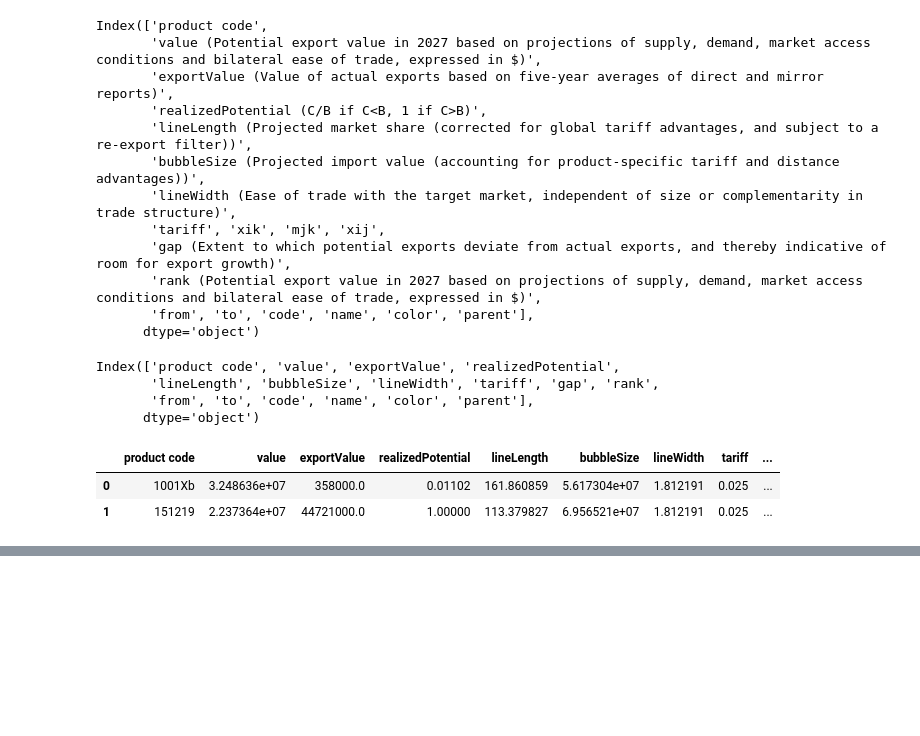
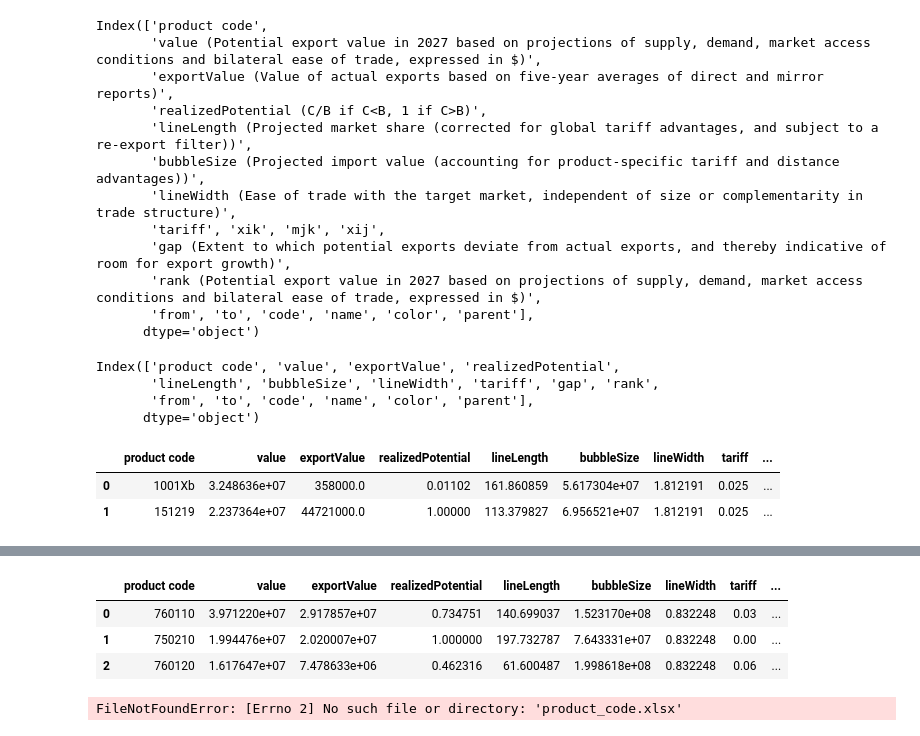
Before and after one commit to baksben/flexdashboard, a Jupyter notebook: Export_potential.ipynb, the cells around one changed output, grey strips where cells are left out. Saved outputs shown, nothing was run; the diff lists cells and outputs as text; code cells hidden in the pictures; blank space fills up the shorter version.

```diff
--- a/Export_potential.ipynb
+++ b/Export_potential.ipynb
@@ -70,0 +90,18 @@ df3.head(2)
+# %%
+#Selected only data for EU countries
+string_list = 'Austria', 'Belgium', 'Bulgaria', 'Croatia', 'Republic of Cyprus', 'Czech Republic', 'Denmark', 'Estonia', 'Finland', 'France', 'Germany', 'Greece', 'Hungary', 'Ireland', 'Italy', 'Latvia', 'Lithuania', 'Luxembourg', 'Malta', 'Netherlands', 'Poland', 'Portugal', 'Romania', 'Slovakia', 'Slovenia', 'Spain', 'Sweden'
+
+# Remove rows where column 'A' contains the alphabet
+df3 = df3[df3['name'].isin(string_list)]
+df3 = df3.reset_index(drop=True)
+df3.head(3)
+# %% [output]
+|  | product code | value | exportValue | realizedPotential | lineLength | bubbleSize | lineWidth | tariff | ... |
+| 0 | 760110 | 3.971220e+07 | 2.917857e+07 | 0.734751 | 140.699037 | 1.523170e+08 | 0.832248 | 0.03 | ... |
+| 1 | 750210 | 1.994476e+07 | 2.020007e+07 | 1.000000 | 197.732787 | 7.643331e+07 | 0.832248 | 0.00 | ... |
+| 2 | 760120 | 1.617647e+07 | 7.478633e+06 | 0.462316 | 61.600487 | 1.998618e+08 | 0.832248 | 0.06 | ... |
+# %%
+df4 = pd.read_excel('product_code.xlsx')
+df4.head(2)
+# %% [output]
+FileNotFoundError: [Errno 2] No such file or directory: 'product_code.xlsx'
```
Also changed, not shown: parts of 2 cells of this notebook.
